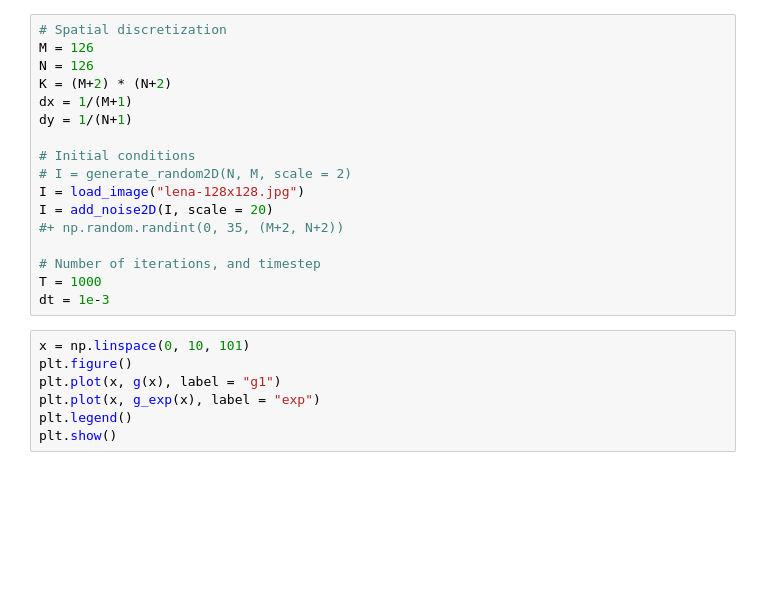
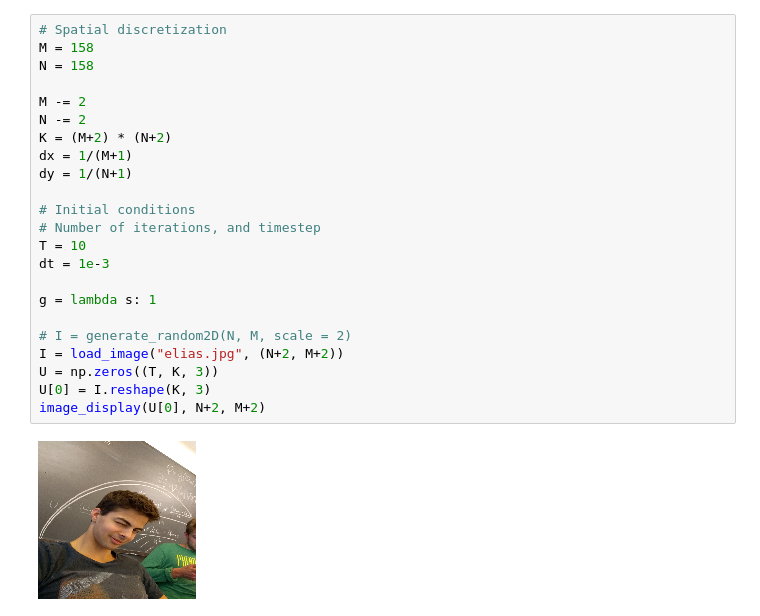
Before and after one commit to jorgenriseth/Perona-Malik-Equation, a Jupyter notebook: 2D_dirichlet.ipynb, the cells around one changed output. Drawn from its saved outputs; the diff is of its cells as text; blank space fills up the shorter version.

```diff
--- a/2D_dirichlet.ipynb
+++ b/2D_dirichlet.ipynb
@@ -283,26 +297,27 @@ def solve_RGB_BE(u0, g, M, N, T, dt):
     return U
 # %%
 # Spatial discretization
-M = 126
-N = 126
+M = 158
+N = 158
+
+M -= 2
+N -= 2
 K = (M+2) * (N+2)
 dx = 1/(M+1)
 dy = 1/(N+1)
 
 # Initial conditions
+# Number of iterations, and timestep
+T = 10
+dt = 1e-3
+
+g = lambda s: 1
+
 # I = generate_random2D(N, M, scale = 2)
-I = load_image("lena-128x128.jpg")
-I = add_noise2D(I, scale = 20)
-#+ np.random.randint(0, 35, (M+2, N+2))
-
-# Number of iterations, and timestep
-T = 1000
-dt = 1e-3
+I = load_image("elias.jpg", (N+2, M+2))
+U = np.zeros((T, K, 3))
+U[0] = I.reshape(K, 3)
+image_display(U[0], N+2, M+2)
+# %% [output]
+[figure, added]
-# %%
-x = np.linspace(0, 10, 101)
-plt.figure()
-plt.plot(x, g(x), label = "g1")
-plt.plot(x, g_exp(x), label = "exp")
-plt.legend()
-plt.show()
 # %%
```
Also changed, not shown: parts of 4 cells of this notebook, 5 other files.
